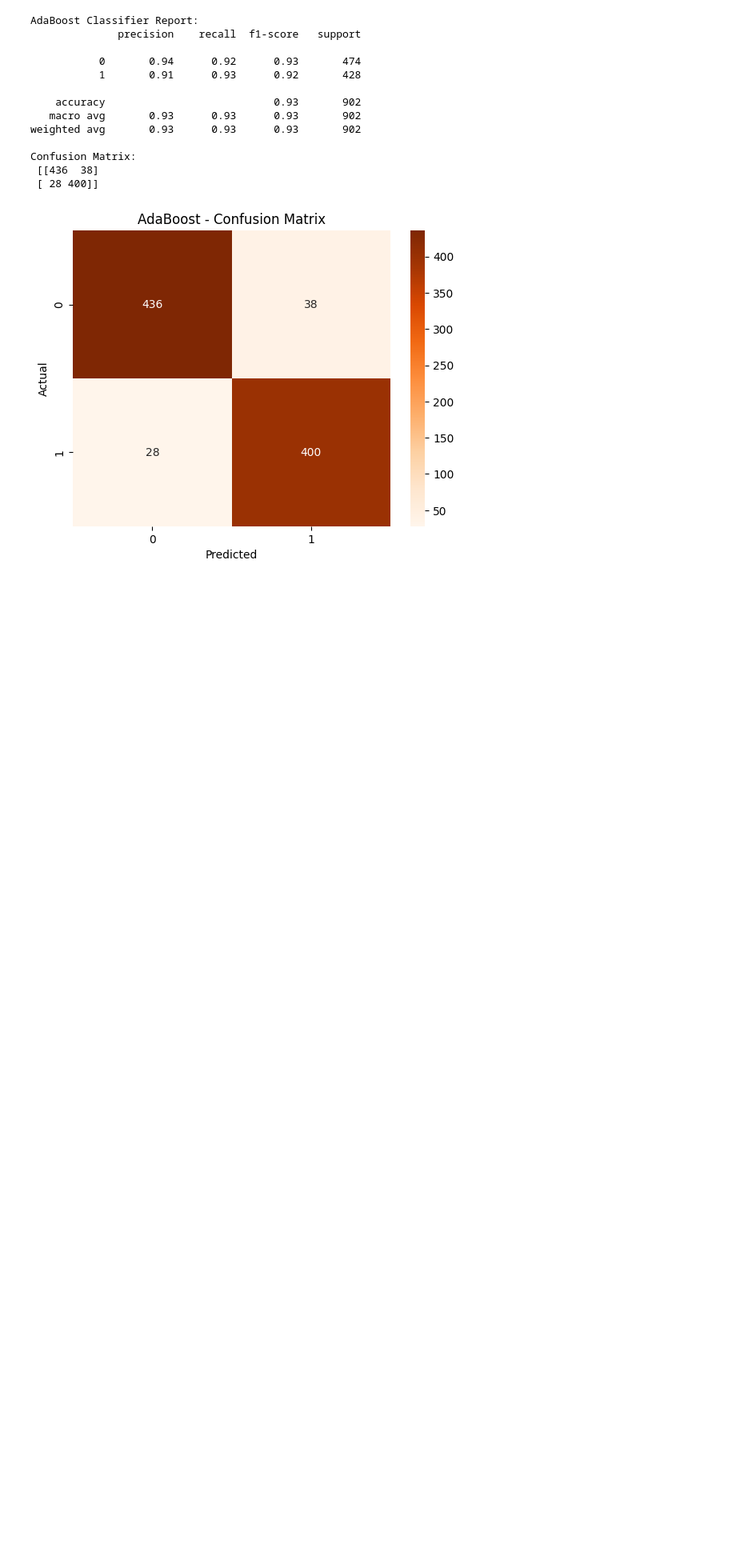
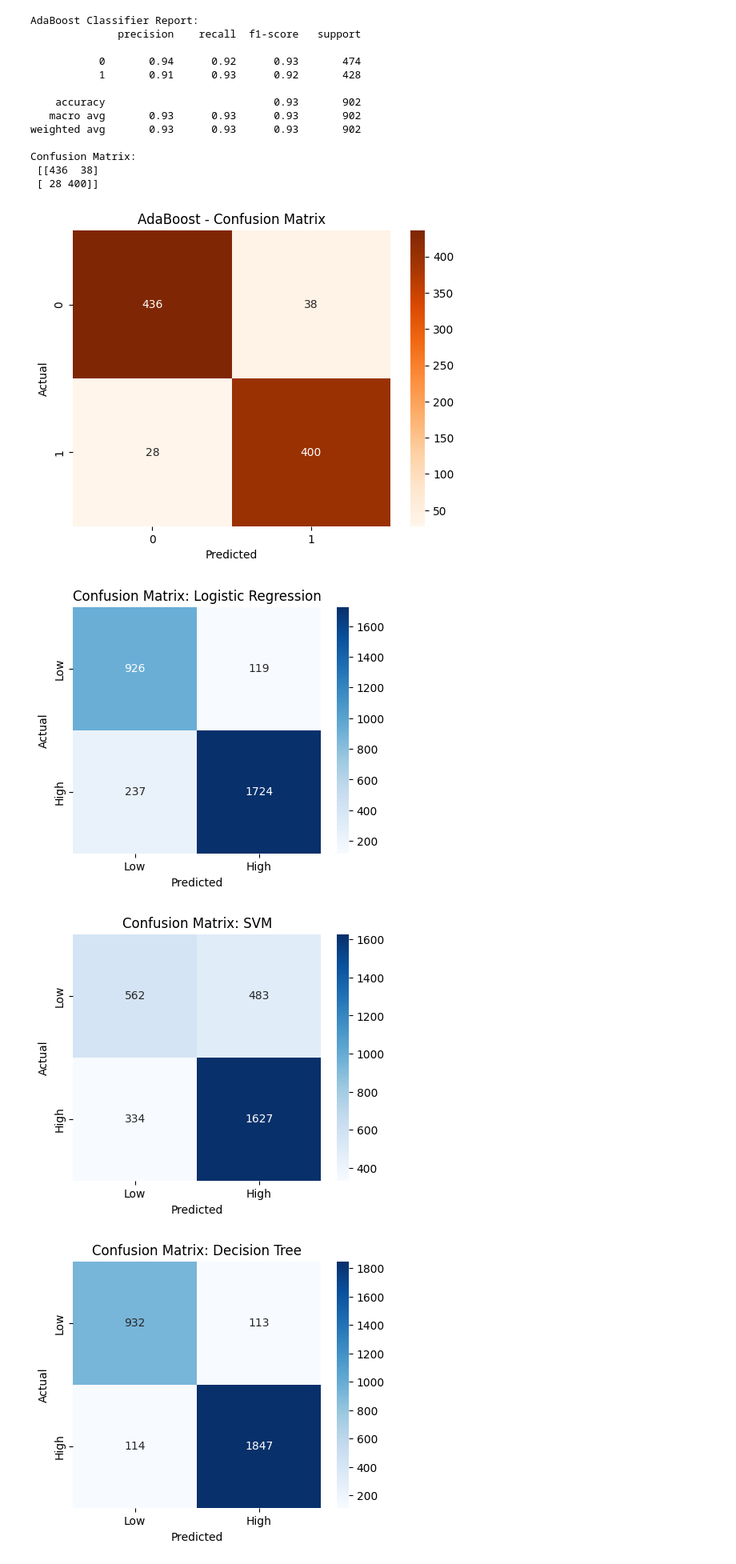
Before and after one commit to devansh391k/COVID-19-ANALYSIS-DATA-SCIENCE-PROJECT-, a Jupyter notebook: COVID19_ANALYSIS.ipynb, the cells around one changed output. Shown at 80% size. Cells and saved outputs as stored; diff of their text form; code cells hidden in the pictures; blank space fills up the shorter version.

```diff
--- a/COVID19_ANALYSIS.ipynb
+++ b/COVID19_ANALYSIS.ipynb
@@ -1182,3 +1182,78 @@ Confusion Matrix:
  [[436  38]
  [ 28 400]]
 [figure]
+# %%
+import pandas as pd
+import numpy as np
+import matplotlib.pyplot as plt
+import seaborn as sns
+
+from sklearn.model_selection import train_test_split
+from sklearn.linear_model import LogisticRegression
+from sklearn.svm import SVC
+from sklearn.tree import DecisionTreeClassifier
+from sklearn.metrics import accuracy_score, precision_score, recall_score, f1_score, confusion_matrix
+
+# 📌 Load your dataset
+df = pd.read_csv("DATA COVID 19.csv")
+
+# ✅ Create target variable: High mortality if deaths per million > threshold
+threshold = 0.1  # tune this as needed
+df["deaths_per_million"] = (df["new_deaths"] / df["population"]) * 1e6
+df["high_mortality"] = (df["deaths_per_million"] > threshold).astype(int)
+
+# Drop rows with missing values
+df = df.dropna(subset=["new_cases", "total_cases", "total_deaths", "hosp_patients",
+                       "icu_patients", "weekly_hosp_admissions", "population", "high_mortality"])
+
+# Features and target
+X = df[["new_cases", "total_cases", "total_deaths", "hosp_patients",
+        "icu_patients", "weekly_hosp_admissions", "population"]]
+y = df["high_mortality"]
+
+# Split data
+X_train, X_test, y_train, y_test = train_test_split(X, y, test_size=0.2, random_state=42)
+
+# Define classifiers
+log_reg = LogisticRegression(max_iter=1000)
+svm_clf = SVC()
+dt_clf = DecisionTreeClassifier(random_state=42)
+
+# Train models
+log_reg.fit(X_train, y_train)
+svm_clf.fit(X_train, y_train)
+dt_clf.fit(X_train, y_train)
+
+# 📊 Function to evaluate and visualize
+def evaluate_and_visualize(model, X_test, y_test, model_name, results):
+    y_pred = model.predict(X_test)
+    acc = accuracy_score(y_test, y_pred)
+    prec = precision_score(y_test, y_pred)
+    rec = recall_score(y_test, y_pred)
+    f1 = f1_score(y_test, y_pred)
+
+    # Store results
+    results.append([model_name, acc, prec, rec, f1])
+
+    # Confusion matrix
+    cm = confusion_matrix(y_test, y_pred)
+    plt.figure(figsize=(5,4))
+    sns.heatmap(cm, annot=True, fmt="d", cmap="Blues", xticklabels=["Low", "High"], yticklabels=["Low", "High"])
+    plt.title(f"Confusion Matrix: {model_name}")
+    plt.xlabel("Predicted")
+    plt.ylabel("Actual")
+    plt.show()
+
+# Results table
+results = []
+evaluate_and_visualize(log_reg, X_test, y_test, "Logistic Regression", results)
+evaluate_and_visualize(svm_clf, X_test, y_test, "SVM", results)
+evaluate_and_visualize(dt_clf, X_test, y_test, "Decision Tree", results)
+
+# Tabulation
+results_df = pd.DataFrame(results, columns=["Model", "Accuracy", "Precision", "Recall", "F1 Score"])
+print(results_df)
+# %% [output]
+[figure, added]
+[figure, added]
+[figure, added]
```
Also changed, not shown: parts of 5 cells of this notebook.
